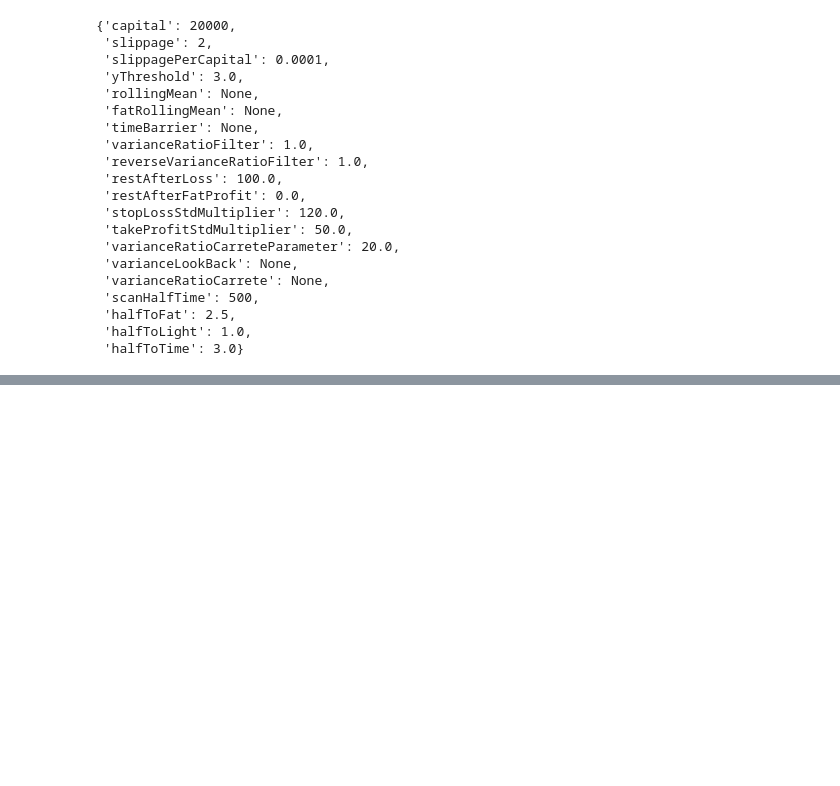
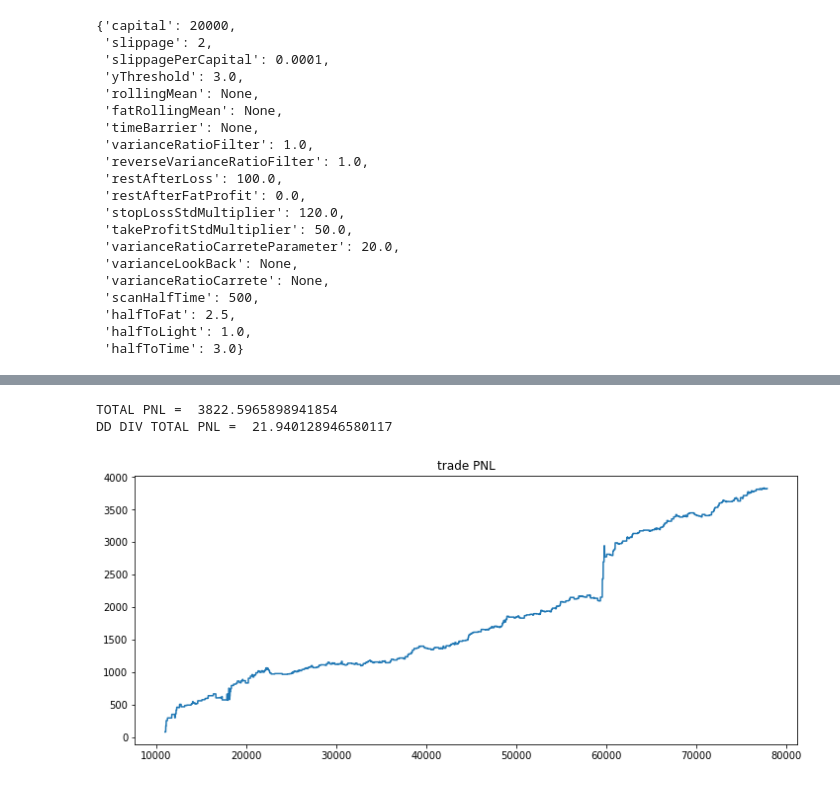
Before and after one commit to Molozey/algo-andrii, a Jupyter notebook: MeanReversion/actualCleanVersion.ipynb, the cells around one changed output, grey strips where cells are left out. Cells and saved outputs as stored; diff of their text form; code cells hidden in the pictures; blank space fills up the shorter version.

```diff
--- a/MeanReversion/actualCleanVersion.ipynb
+++ b/MeanReversion/actualCleanVersion.ipynb
@@ -753,0 +775,25 @@ Name: 3, dtype: float64
+# %%
+initDF = trades[0]
+for tr in trades[1:]:
+    initDF = initDF.append(tr, ignore_index=True)
+
+
+SLIPPADGE = 2
+ret = pd.DataFrame(initDF)
+ret['profit'] = (ret["position"] * (ret["closePrice"] - ret["openPrice"]) - SLIPPADGE if (ret["typeOperation"] == 'BUY').bool else abs(ret["position"]) * (ret["openPrice"] - ret["closePrice"]) - SLIPPADGE)
+ret.index = ret.openIndex
+stepDF = pd.DataFrame(index=pd.RangeIndex(min(ret.openIndex), max(ret.openIndex)))
+stepPnl = stepDF.merge(ret, left_index=True, right_index=True, how='outer').profit.replace(np.nan, 0).cumsum()
+del stepDF
+TPNL = stepPnl.iloc[-1]
+print('TOTAL PNL = ', TPNL)
+PNLDD = TPNL / calculate_max_drawdown(stepPnl)
+print('DD DIV TOTAL PNL = ', PNLDD)
+plt.figure(figsize=(12,5))
+plt.plot(stepPnl)
+plt.title('trade PNL')
+plt.show()
+# %% [output]
+TOTAL PNL =  3822.5965898941854
+DD DIV TOTAL PNL =  21.940128946580117
+[figure, added]
```
Also changed, not shown: parts of 2 cells of this notebook.
